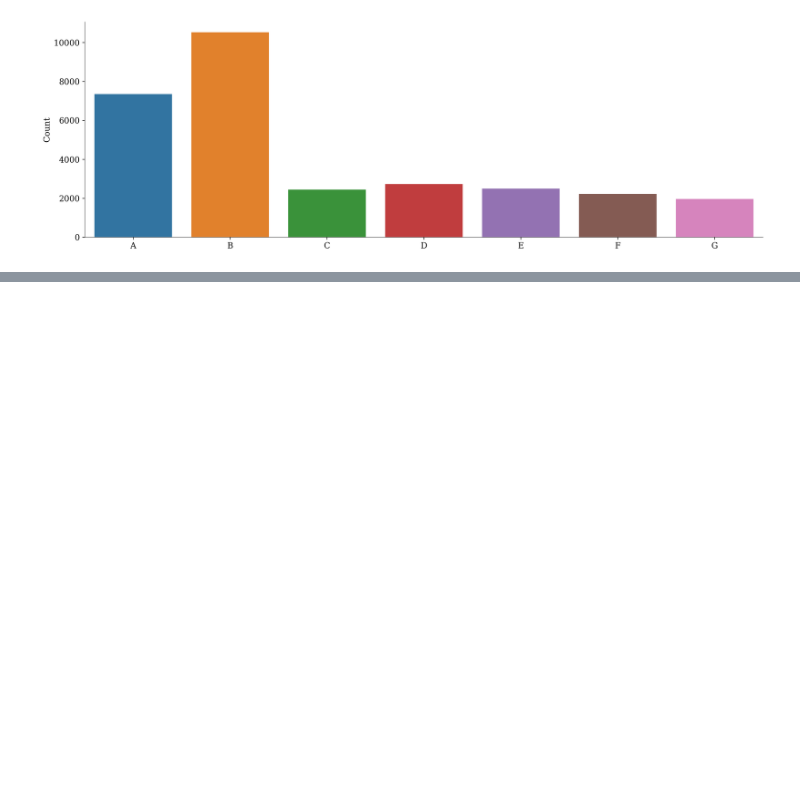
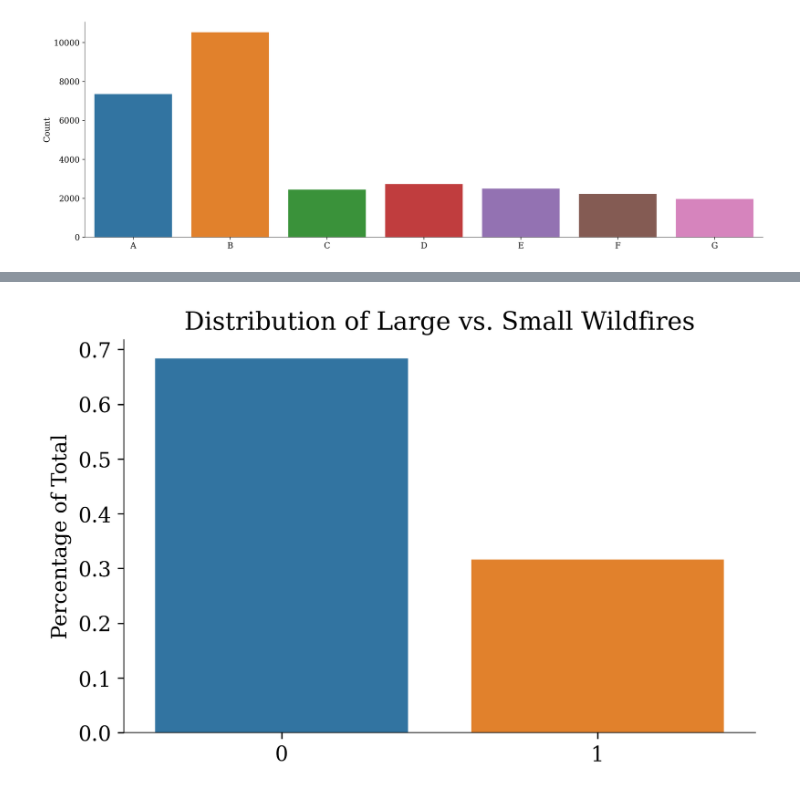
Before and after one commit to EdwinJaico-Berg/Capstone-Project, a Jupyter notebook: 4. Changing the Classification Problem.ipynb, the cells around one changed output, grey strips where cells are left out. Saved outputs shown, nothing was run; the diff lists cells and outputs as text; code cells hidden in the pictures; blank space fills up the shorter version.

```diff
--- a/4. Changing the Classification Problem.ipynb
+++ b/4. Changing the Classification Problem.ipynb
@@ -149,0 +103,10 @@ linreg.score(X_test_transformed, y_test)
+# %%
+df['large_wildfire'] = df['FIRE_SIZE'].apply(lambda x: 1 if x >= 100 else 0)
+# %%
+g = utils.count_percentage_df(df['large_wildfire'])
+plt.figure()
+plt.title('Distribution of Large vs. Small Wildfires')
+sns.barplot(x=g.index, y='Percentage of Total', data=g)
+plt.show()
+# %% [output]
+[figure, added]
```
Also changed, not shown: parts of 36 cells of this notebook, 7 other files.
